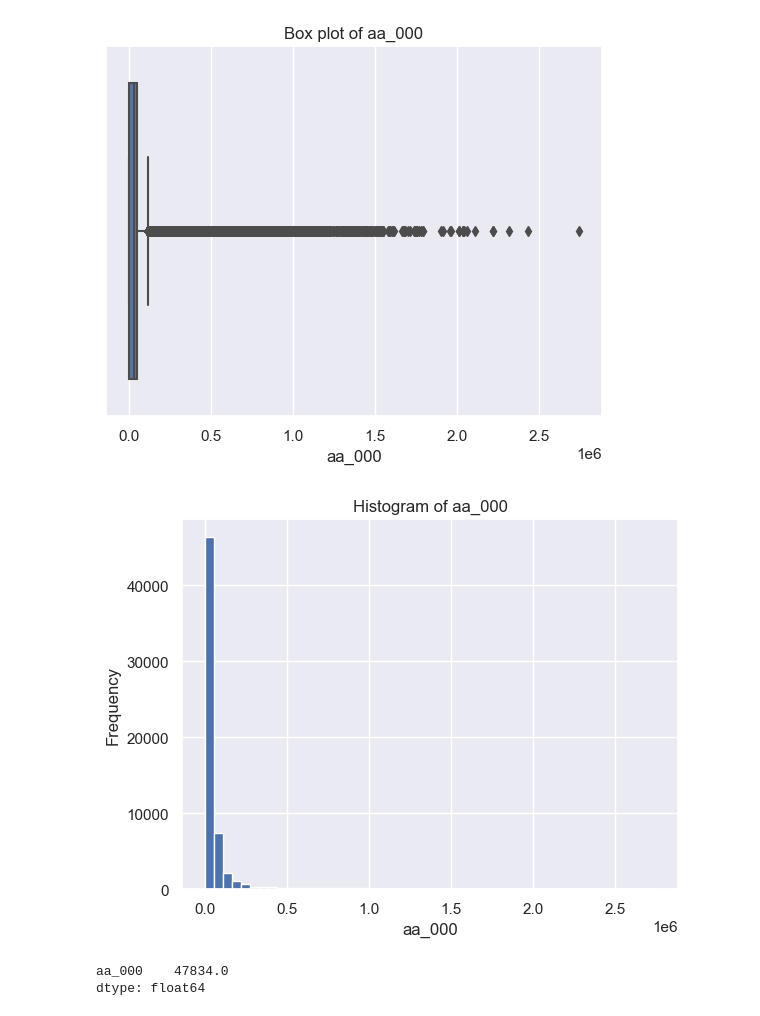
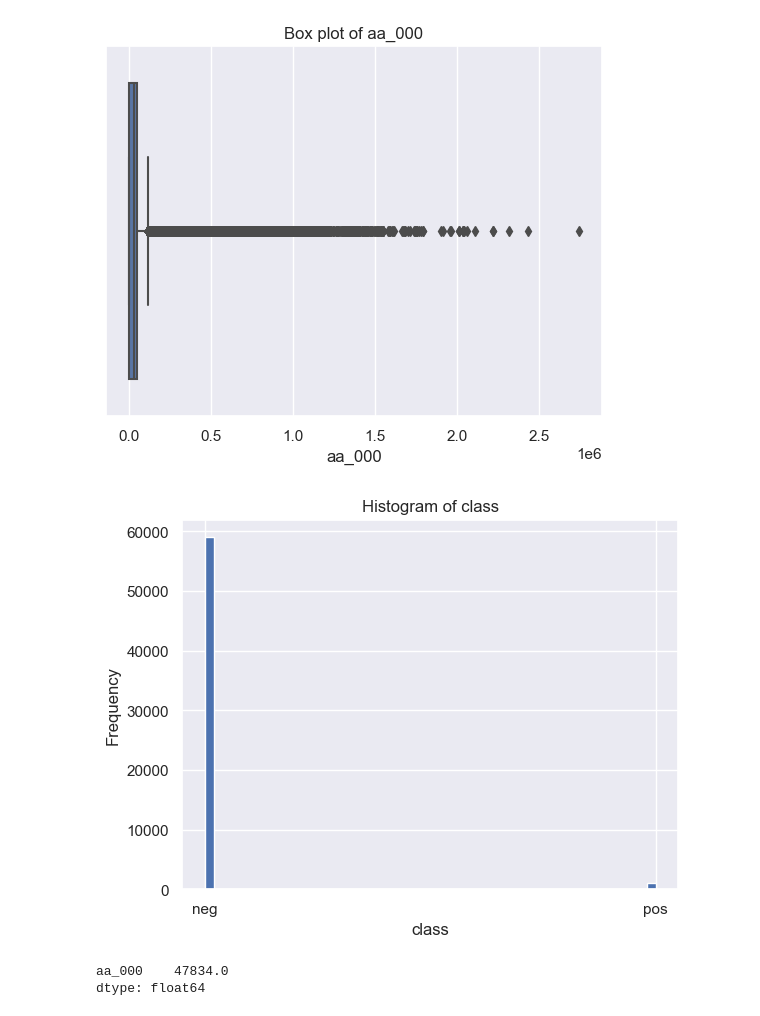
Before and after one commit to FedericoAriton99/CA-1-Data-Preparation, a Jupyter notebook: CA 1 Python.ipynb, the cells around one changed output. Drawn from its saved outputs; the diff is of its cells as text; code cells hidden in the pictures.

```diff
--- a/CA 1 Python.ipynb
+++ b/CA 1 Python.ipynb
@@ -172,14 +172,14 @@ plt.show()
 # %%
 import matplotlib.pyplot as plt
 
 # Assuming df is your dataframe and 'aa_000' is the column you want to visualize
-plt.hist(aps['aa_000'].dropna(), bins=50)  # .dropna() to remove missing values
-plt.title('Histogram of aa_000')
-plt.xlabel('aa_000')
+plt.hist(aps['class'].dropna(), bins=50)  # .dropna() to remove missing values
+plt.title('Histogram of class')
+plt.xlabel('class')
 plt.ylabel('Frequency')
 plt.show()
 # %% [output]
-[figure, old version]
+[figure, new version]
 # %%
 Q1 = aps2.quantile(0.25)
 Q3 = aps.quantile(0.75)
```
Also changed, not shown: parts of 37 cells of this notebook.
